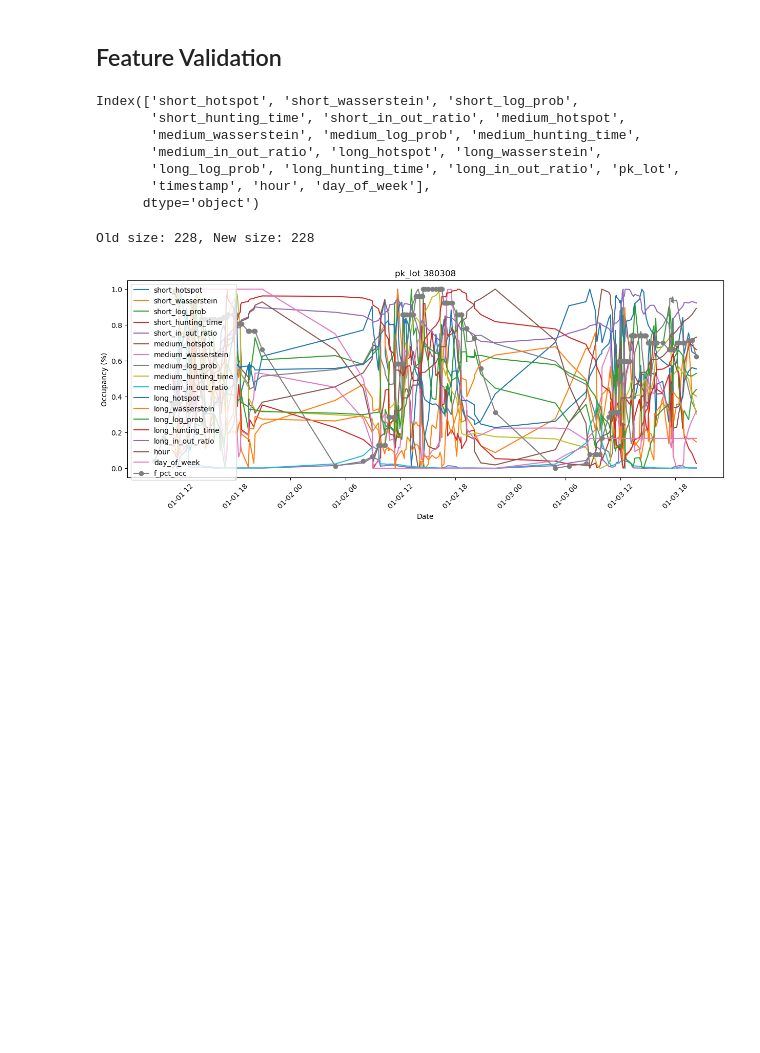
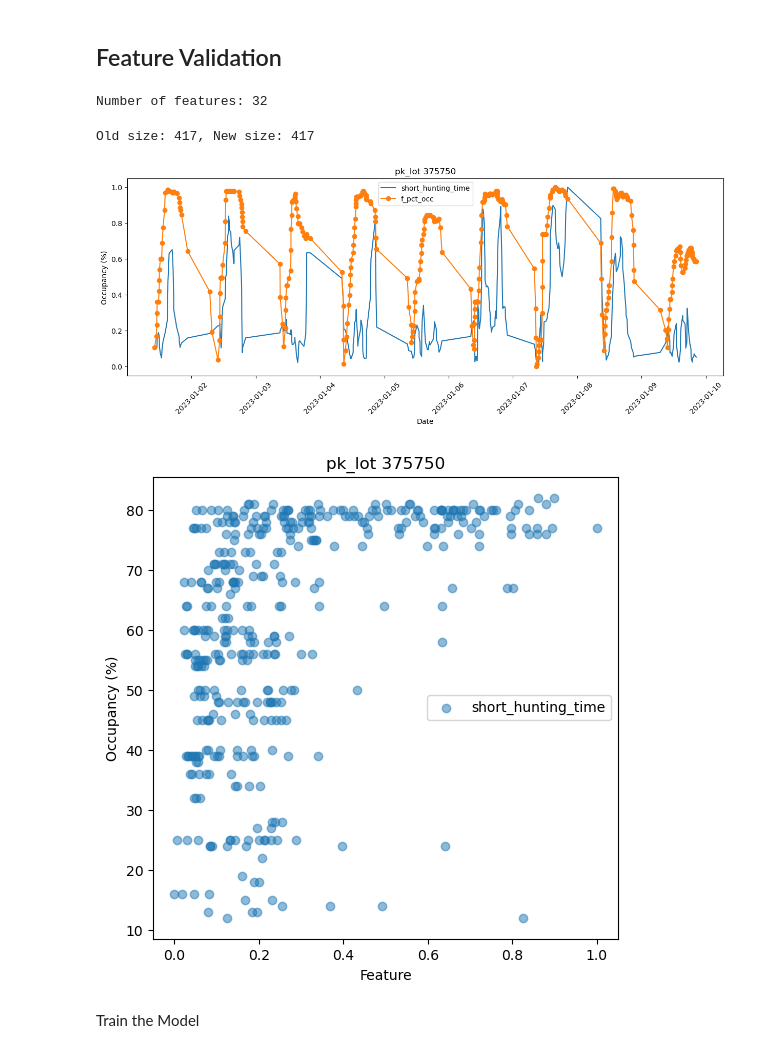
Before and after one commit to INRIX-Logan-Garwood/Parking-Location-vs-Occupancy, a Jupyter notebook: notebooks/train_model_v2.ipynb, the cells around one changed output. Drawn from its saved outputs; the diff is of its cells as text; code cells hidden in the pictures; blank space fills up the shorter version.

```diff
--- a/notebooks/train_model_v2.ipynb
+++ b/notebooks/train_model_v2.ipynb
@@ -23,7 +24,12 @@ from utils import normal
 # %% [markdown]
 ## Load Data
 # %%
-X = pd.read_csv('../results/csvs/training_data.csv')
+X = pd.read_csv('../results/csvs/training_data_2023-01-01_to_2023-01-10.csv')
+X2 = pd.read_csv('../results/csvs/training_data_2022-12-30_to_2022-12-31.csv')
+X3 = pd.read_csv('../results/csvs/training_data_2022-12-20_to_2022-12-29.csv')
+X4 = pd.read_csv('../results/csvs/training_data_2023-01-11_to_2023-01-16.csv')
+X = pd.concat([X, X2, X3, X4], ignore_index=True)  # combine the 3 athena queries
+
 y = pd.read_csv('../data/IrvineSpectrumCenter_parking_2022-11_to_2023-03.csv')
 lot_ids = list(X['pk_lot'].unique())
 y = y[y['pk_lot'].isin(lot_ids)]
@@ -234,0 +260,10 @@ plt.show()
+# %%
+feats = ['hotspot', 'wasserstein', 'log_prob', 'hunting_time', 'in_out_ratio']
+for feat in feats:
+    df[f'trend_near_{feat}'] = df[f'short_{feat}'] - df[f'medium_{feat}']
+    df[f'trend_far_{feat}'] = df[f'short_{feat}'] - df[f'long_{feat}']
+    df[f'trend_lag_{feat}'] = df[f'medium_{feat}'] - df[f'long_{feat}']
+# display all columns
+pd.set_option('display.max_columns', None)
+print(df.shape)
+df.head(3)
@@ -235,58 +276,75 @@ plt.show()
 # %% [markdown]
 ## Feature Validation
-# %%
-print(X.columns)
-# %% [output]
-Index(['short_hotspot', 'short_wasserstein', 'short_log_prob',
-       'short_hunting_time', 'short_in_out_ratio', 'medium_hotspot',
-       'medium_wasserstein', 'medium_log_prob', 'medium_hunting_time',
-       'medium_in_out_ratio', 'long_hotspot', 'long_wasserstein',
-       'long_log_prob', 'long_hunting_time', 'long_in_out_ratio', 'pk_lot',
-       'timestamp', 'hour', 'day_of_week'],
-      dtype='object')
+# %%
+# get the columns of X that start with 'short', 'medium', and 'long'
+SHORT_FEATS = [col for col in X.columns if col.startswith('short')]
+MEDIUM_FEATS = [col for col in X.columns if col.startswith('medium')]
+LONG_FEATS = [col for col in X.columns if col.startswith('long')]
+TIME_FEATS = ['hour', 'day_of_week']
+TREND_NEAR_FEATS = [col for col in df.columns if col.startswith('trend_near')]
+TREND_FAR_FEATS = [col for col in df.columns if col.startswith('trend_far')]
+TREND_LAG_FEATS = [col for col in df.columns if col.startswith('trend_lag')]
+TREND_FEATS = TREND_NEAR_FEATS + TREND_FAR_FEATS + TREND_LAG_FEATS
+FEATS = SHORT_FEATS + MEDIUM_FEATS + LONG_FEATS + TIME_FEATS + TREND_FEATS
+print('Number of features:', len(FEATS))
+# %% [output]
+Number of features: 32
 # %%
 # plot the normalized input features with the output features over time
-input_features = ['short_hotspot', 'short_wasserstein', 'short_log_prob',
-       'short_hunting_time', 'short_in_out_ratio', 'medium_hotspot',
-       'medium_wasserstein', 'medium_log_prob', 'medium_hunting_time',
-       'medium_in_out_ratio', 'long_hotspot', 'long_wasserstein',
-       'long_log_prob', 'long_hunting_time', 'long_in_out_ratio',
-       'hour', 'day_of_week']
+input_features = ['short_hunting_time'] #FEATS
 output_feature = 'f_pct_occ'
 lot_id = np.random.choice(lot_ids)
 # pick a random start date
 start_month = 1
 start_date = 1
-end_date = 4
+end_date = 10
+window = 4
 start_date = f'2023-0{start_month}-{start_date}'
 end_date = f'2023-0{start_month}-{end_date}'
 week_df = df[(df['timestamp'] > start_date) & (df['timestamp'] < end_date) & (df['pk_lot'] == lot_id)].copy()
 # drop all duplicates except 1
 orig_size = week_df.shape[0]
 week_df = week_df.drop_duplicates(subset=['timestamp'], keep='first')
 week_df = week_df.sort_values(by=['timestamp'])
 new_size = week_df.shape[0]
 print(f'Old size: {orig_size}, New size: {new_size}')
 
 # apply smoothing to some features
 for feat in input_features:
     week_df[feat] = week_df[feat].rolling(window=4).mean()
 
-
+# line plot
 plt.figure(figsize=(15, 5))
 feats = input_features + [output_feature]
 for feat in feats:
-    data = (week_df[feat].values - week_df[feat].min()) / (week_df[feat].max() - week_df[feat].min())
+    rolled = week_df[feat].rolling(window=window).mean()
+    data = (rolled.values - rolled.min()) / (rolled.max() - rolled.min())
     if feat == output_feature:
         plt.plot(week_df['timestamp'], data, marker='o', label=feat)
     else:
         plt.plot(week_df['timestamp'], data, label=feat)
 plt.xlabel('Date')
 plt.xticks(rotation=45)
 plt.ylabel('Occupancy (%)')
 plt.title(f'pk_lot {lot_id}')
 plt.legend()
 plt.show()
+
+
+# scatterplot of features with occupancy
+plt.figure(figsize=(6, 6))
+for feat in input_features:
+    rolled = week_df[feat].rolling(window=window).mean()
+    data = (rolled.values - rolled.min()) / (rolled.max() - rolled.min())
+    plt.scatter(data, week_df[output_feature], label=feat, alpha=0.5)
+plt.xlabel('Feature')
+plt.ylabel('Occupancy (%)')
+plt.title(f'pk_lot {lot_id}')
+plt.legend()
+plt.show()
 # %% [output]
-Old size: 228, New size: 228
+Old size: 417, New size: 417
-[figure, old version]
+[figure, new version]
+[figure, added]
+# %% [markdown]
+Train the Model
```
Also changed, not shown: parts of 23 cells of this notebook, 1 other file.
